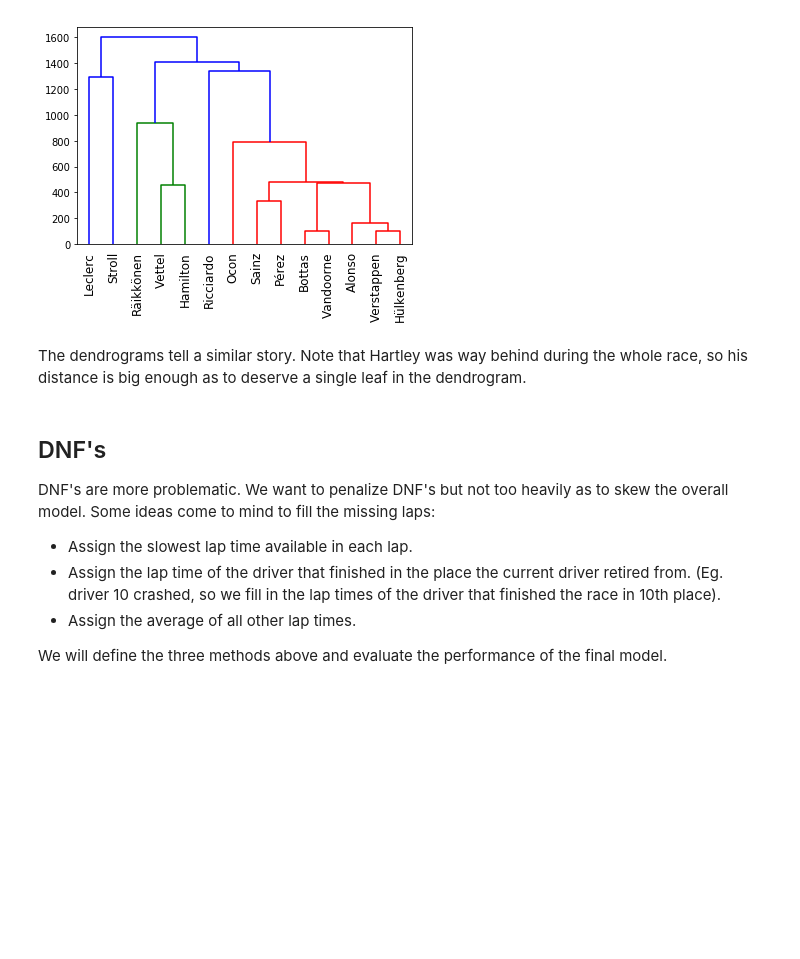
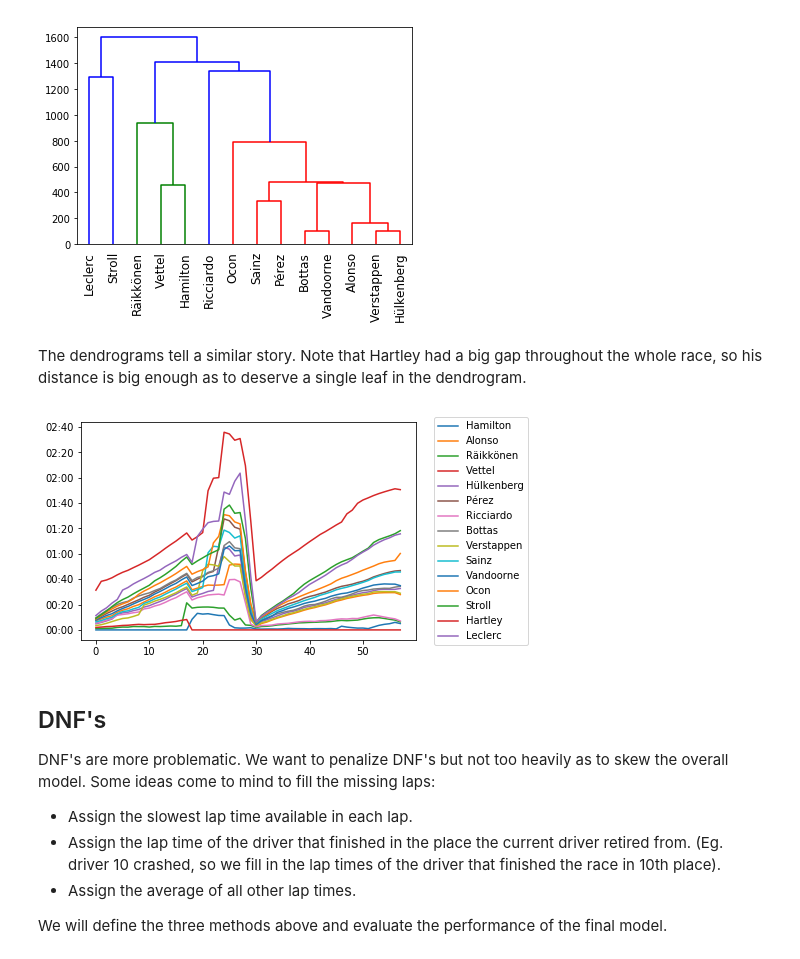
Before and after one commit to mr-gomez/Code19_F1_project, a Jupyter notebook: Lap time differences.ipynb, the cells around one changed output. Drawn from its saved outputs; the diff is of its cells as text; code cells hidden in the pictures; blank space fills up the shorter version.

```diff
--- a/Lap time differences.ipynb
+++ b/Lap time differences.ipynb
@@ -25,6 +25,8 @@ def driver_name(driverId):
 # %% [markdown]
 We'll start with just two drivers in Australia: Hamilton and Vettel.
 # %%
+australia = (lap_times >> mask(X.raceId == 989))
+
 # Vettel's database
 vet = (lap_times >>
        mask(X.raceId == 989, X.driverId==20) >>
@@ -382,7 +375,11 @@ diag = dendrogram(linked, labels=names, leaf_rotation=90)
 [figure]
 [figure]
 # %% [markdown]
-The dendrograms tell a similar story. Note that Hartley was way behind during the whole race, so his distance is big enough as to deserve a single leaf in the dendrogram.
+The dendrograms tell a similar story. Note that Hartley had a big gap throughout the whole race, so his distance is big enough as to deserve a single leaf in the dendrogram.
+# %%
+plot_delta_to_first(989, df=australia_filled)
+# %% [output]
+[figure, added]
 # %% [markdown]
 ## DNF's
 DNF's are more problematic. We want to penalize DNF's but not too heavily as to skew the overall model. Some ideas come to mind to fill the missing laps:
```
Also changed, not shown: parts of 8 cells of this notebook.
